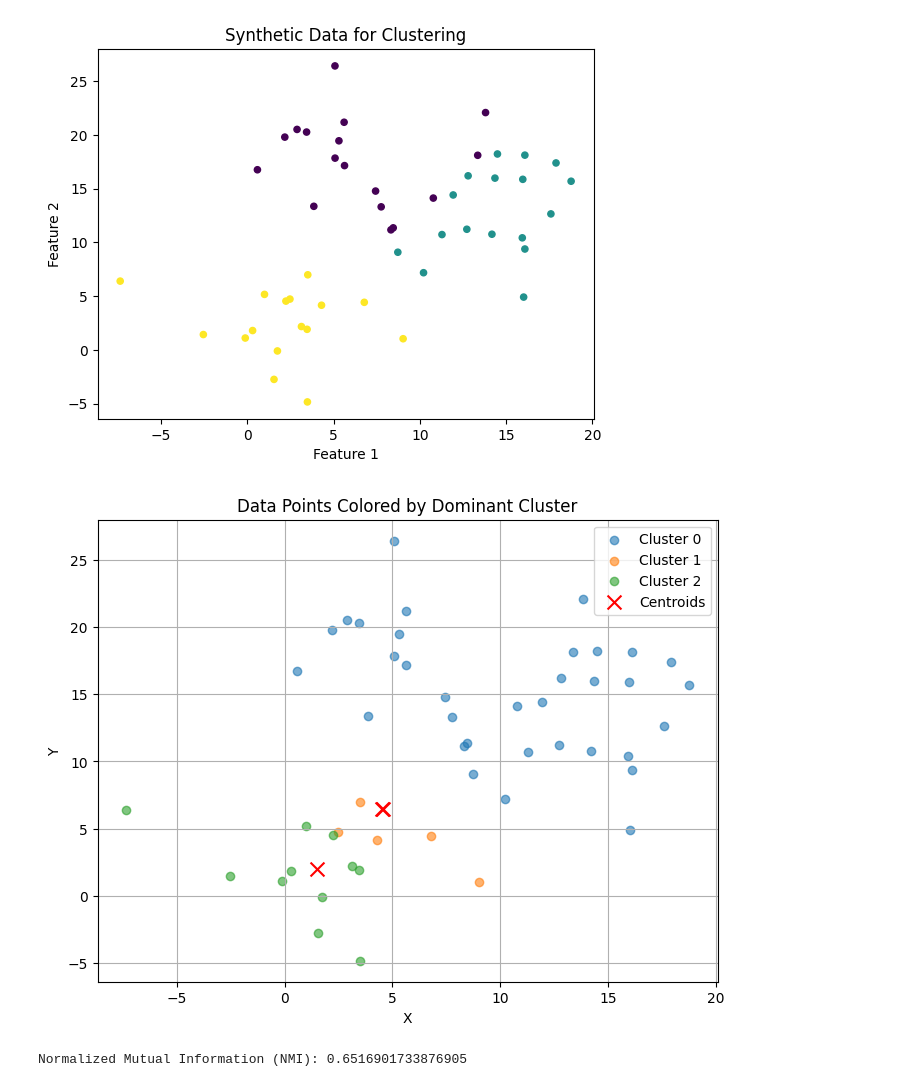
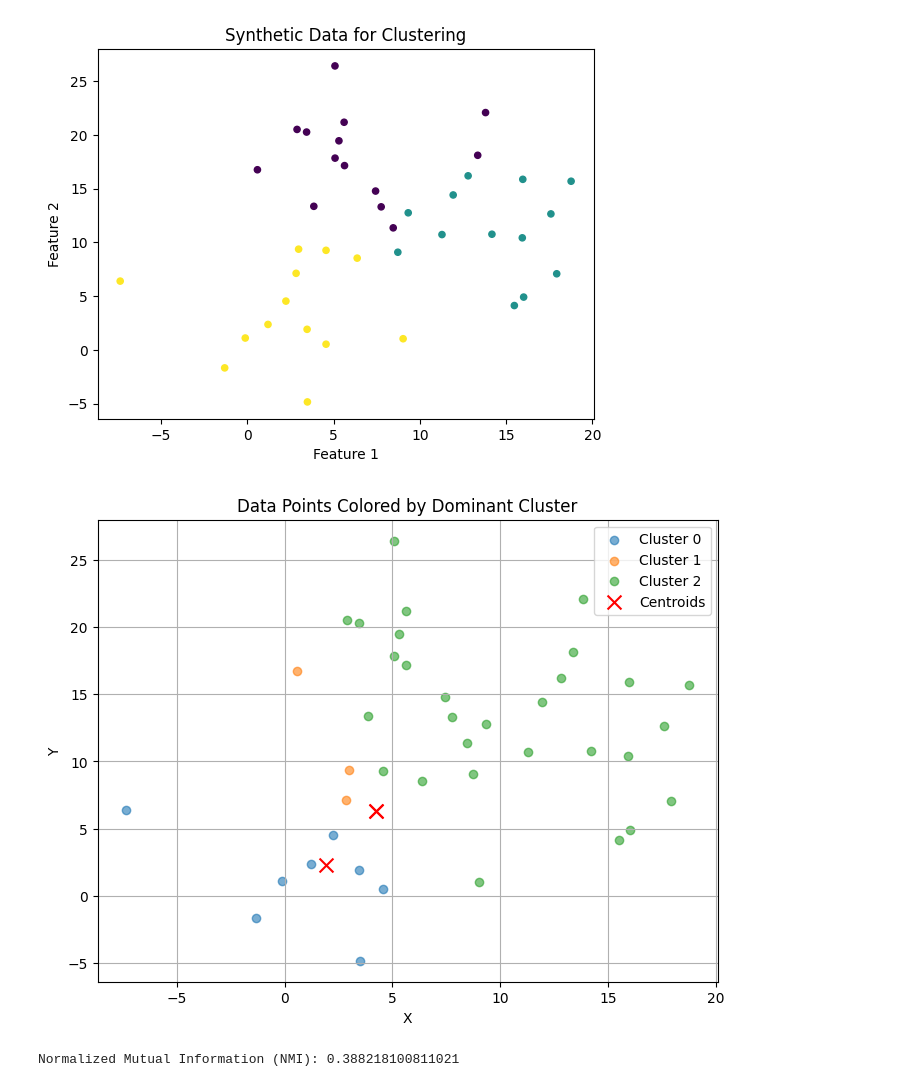
Before and after one commit to goli3148/MachineLearning, a Jupyter notebook: 23_fuzzycmeans_SOM/main.ipynb, the cells around one changed output. Saved outputs shown, nothing was run; the diff lists cells and outputs as text; code cells hidden in the pictures.

```diff
--- a/23_fuzzycmeans_SOM/main.ipynb
+++ b/23_fuzzycmeans_SOM/main.ipynb
@@ -66,7 +66,7 @@ from sklearn.metrics import normalized_mutual_info_score
 
 
 num_clusters=3
-num_samples = 50
+num_samples = 40
 
 # Generate synthetic data with clusters
 X, y = make_blobs(n_samples=num_samples, centers=num_clusters, cluster_std=4, random_state=42)
@@ -75,33 +75,33 @@ X += 10
 
 
 # Visualize the generated data
 plt.scatter(X[:, 0], X[:, 1], c=y, cmap='viridis', s=20)
 plt.title('Synthetic Data for Clustering')
 plt.xlabel('Feature 1')
 plt.ylabel('Feature 2')
 plt.show()
 
 
 centroids, membership_mat = fuzzy_c_means_clustering_SOM(X, num_clusters,alpha=.5, max_iter=20)
 
 
 max_membership_cluster = np.argmax(membership_mat, axis=0)
 # Plot data points with colors based on their corresponding centroids
 plt.figure(figsize=(8, 6))
 for i in range(num_clusters):
     cluster_data = X[max_membership_cluster == i]
     plt.scatter(cluster_data[:, 0], cluster_data[:, 1], label=f'Cluster {i}', alpha=0.6)
 plt.scatter(centroids[:, 0], centroids[:, 1], c='red', marker='x', s=100, label='Centroids')
 plt.title('Data Points Colored by Dominant Cluster')
 plt.xlabel('X')
 plt.ylabel('Y')
 plt.legend()
 plt.grid(True)
 plt.show()
 # Assuming 'y' contains the true cluster labels and 'max_membership_cluster' contains the cluster labels assigned by your fuzzy clustering algorithm
 nmi = normalized_mutual_info_score(y, max_membership_cluster)
 print("Normalized Mutual Information (NMI):", nmi)
 # %% [output]
-[figure, old version]
+[figure, new version]
-[figure, old version]
+[figure, new version]
-Normalized Mutual Information (NMI): 0.6516901733876905
+Normalized Mutual Information (NMI): 0.388218100811021
```
Also changed, not shown: 2 other files.
